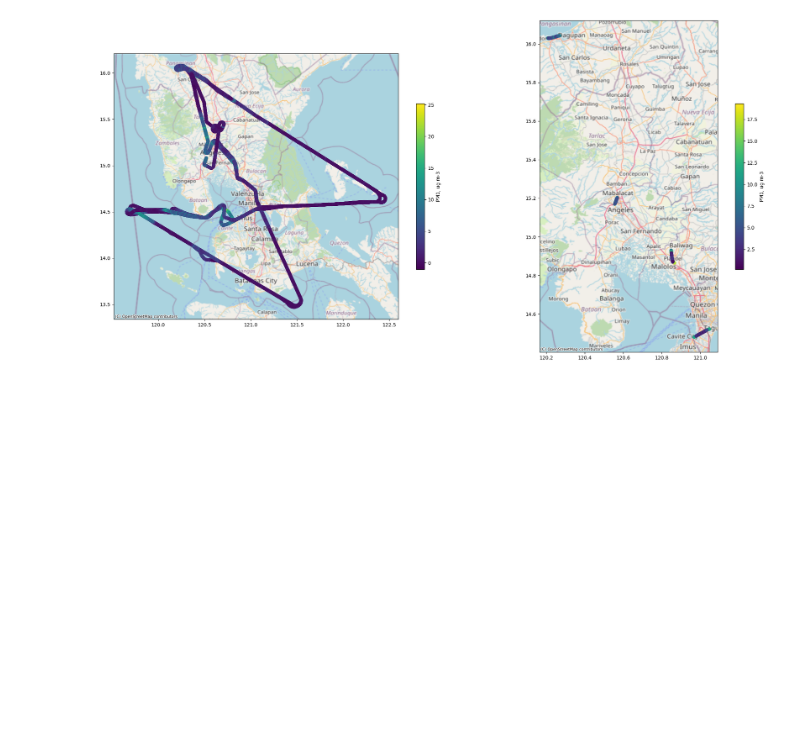
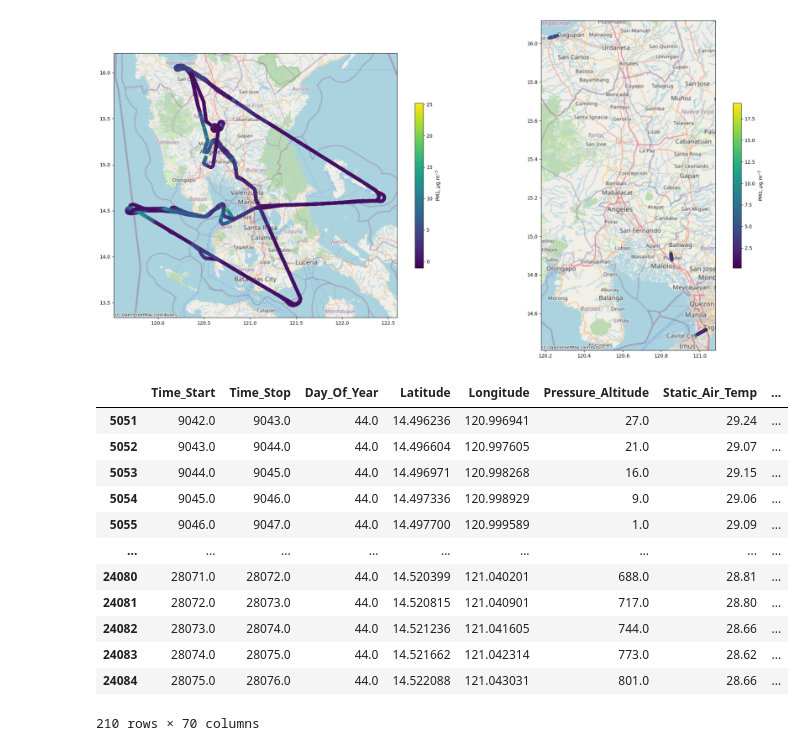
Before and after one commit to ktravis213/AirborneDataTools, a Jupyter notebook: AirborneDataTutorial.ipynb, the cells around one changed output. Cells and saved outputs as stored; diff of their text form; code cells hidden in the pictures; blank space fills up the shorter version.

```diff
--- a/AirborneDataTutorial.ipynb
+++ b/AirborneDataTutorial.ipynb
@@ -143,3 +143,36 @@ plt.subplots_adjust(wspace=0.3)  # Adjust horizontal space between plots
 plt.tight_layout()
 # %% [output]
 [figure]
+# %%
+from shapely.geometry import Point
+
+# Now lets make vertical profiles at Ninoy Aquino airport
+longitude, latitude = 121.0233, 14.504 #
+point_of_interest = Point(longitude, latitude)
+
+# Convert the GeoDataFrame to a projected system that measures in meters (e.g., UTM)
+utm_zone = aircraft_gdf.estimate_utm_crs()  # This estimates the UTM zone based on the data
+aircraft_gdf2 = aircraft_gdf.to_crs(utm_zone)
+point_of_interest = gpd.GeoSeries([point_of_interest], crs='EPSG:4326').to_crs(utm_zone)
+
+# Buffer the point by 3km
+buffer = point_of_interest.buffer(3000)  # 3000 meters
+
+data_within_3km = aircraft_gdf2[aircraft_gdf2.intersects(buffer[0])]
+
+# Now we have all the aircraft data within 3km of Ninoy Aquino airport
+data_within_3km
+# %% [output]
+|  | Time_Start | Time_Stop | Day_Of_Year | Latitude | Longitude | Pressure_Altitude | Static_Air_Temp | ... |
+| 5051 | 9042.0 | 9043.0 | 44.0 | 14.496236 | 120.996941 | 27.0 | 29.24 | ... |
+| 5052 | 9043.0 | 9044.0 | 44.0 | 14.496604 | 120.997605 | 21.0 | 29.07 | ... |
+| 5053 | 9044.0 | 9045.0 | 44.0 | 14.496971 | 120.998268 | 16.0 | 29.15 | ... |
+| 5054 | 9045.0 | 9046.0 | 44.0 | 14.497336 | 120.998929 | 9.0 | 29.06 | ... |
+| 5055 | 9046.0 | 9047.0 | 44.0 | 14.497700 | 120.999589 | 1.0 | 29.09 | ... |
+| ... | ... | ... | ... | ... | ... | ... | ... | ... |
+| 24080 | 28071.0 | 28072.0 | 44.0 | 14.520399 | 121.040201 | 688.0 | 28.81 | ... |
+| 24081 | 28072.0 | 28073.0 | 44.0 | 14.520815 | 121.040901 | 717.0 | 28.80 | ... |
+| 24082 | 28073.0 | 28074.0 | 44.0 | 14.521236 | 121.041605 | 744.0 | 28.66 | ... |
+| 24083 | 28074.0 | 28075.0 | 44.0 | 14.521662 | 121.042314 | 773.0 | 28.62 | ... |
+| 24084 | 28075.0 | 28076.0 | 44.0 | 14.522088 | 121.043031 | 801.0 | 28.66 | ... |
+210 rows × 70 columns
```
Also changed, not shown: parts of 6 cells of this notebook.
